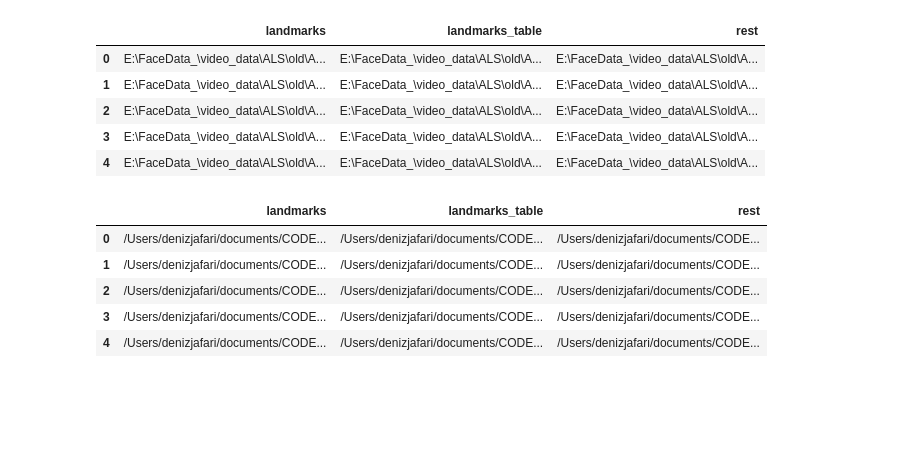
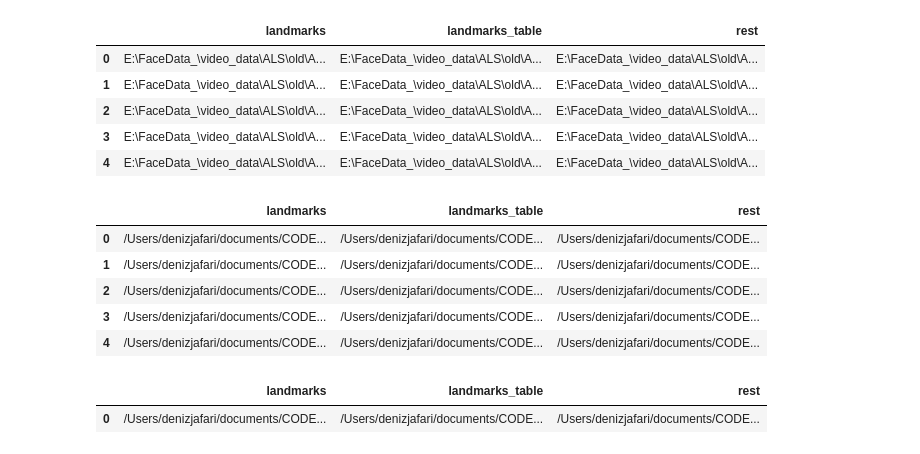
Before and after one commit to denizjafari/ClinicalScore, a Jupyter notebook: get_metrics.ipynb, the cells around one changed output. Drawn from its saved outputs; the diff is of its cells as text; code cells hidden in the pictures; blank space fills up the shorter version.

```diff
--- a/get_metrics.ipynb
+++ b/get_metrics.ipynb
@@ -252,4 +252,11 @@ df.head()
 | 2 | /Users/denizjafari/documents/CODE... | /Users/denizjafari/documents/CODE... | /Users/denizjafari/documents/CODE... |
 | 3 | /Users/denizjafari/documents/CODE... | /Users/denizjafari/documents/CODE... | /Users/denizjafari/documents/CODE... |
 | 4 | /Users/denizjafari/documents/CODE... | /Users/denizjafari/documents/CODE... | /Users/denizjafari/documents/CODE... |
+# %%
+df_test = df[0:1]
+df_test.to_csv('Test_Table.csv')
+df_test
+# %% [output]
+|  | landmarks | landmarks_table | rest |
+| 0 | /Users/denizjafari/documents/CODE... | /Users/denizjafari/documents/CODE... | /Users/denizjafari/documents/CODE... |
 # %%
```
Also changed, not shown: parts of 3 cells of this notebook, 2 other files.
